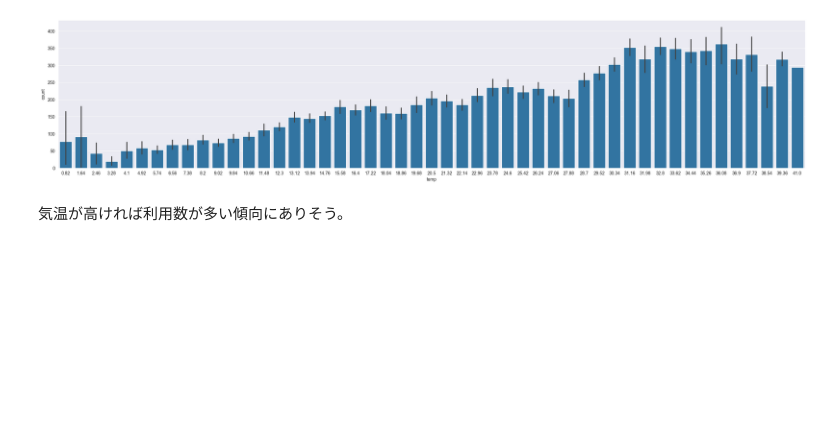
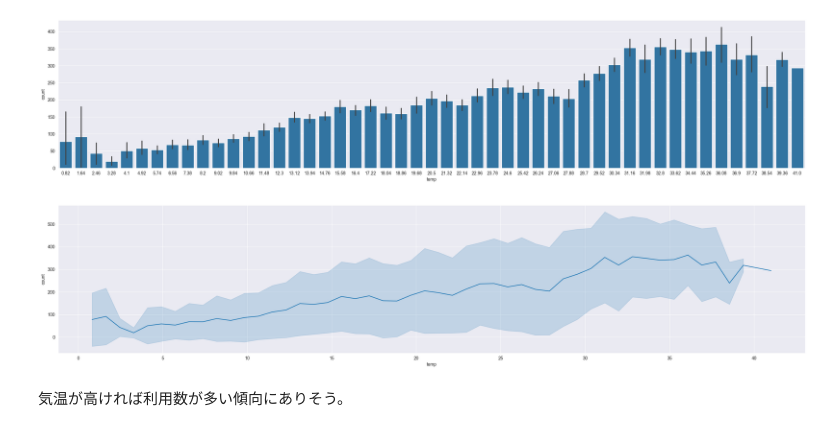
Before and after one commit to astrfo/bike-sharing-demand, a Jupyter notebook: eda/eda007.ipynb, the cells around one changed output. Drawn from its saved outputs; the diff is of its cells as text; code cells hidden in the pictures; blank space fills up the shorter version.

Commit message:
add lineplot of temp atemp

```diff
--- a/eda/eda007.ipynb
+++ b/eda/eda007.ipynb
@@ -65,6 +65,12 @@ sns.barplot(x="temp", y="count", data=train_df)
 plt.show()
 # %% [output]
 [figure]
+# %%
+fig = plt.figure(figsize=(30, 6))
+sns.lineplot(x="temp", y="count", data=train_df, errorbar="sd")
+plt.show()
+# %% [output]
+[figure, added]
 # %% [markdown]
 気温が高ければ利用数が多い傾向にありそう。
 # %%
```
Also changed, not shown: parts of 1 cell of this notebook.
